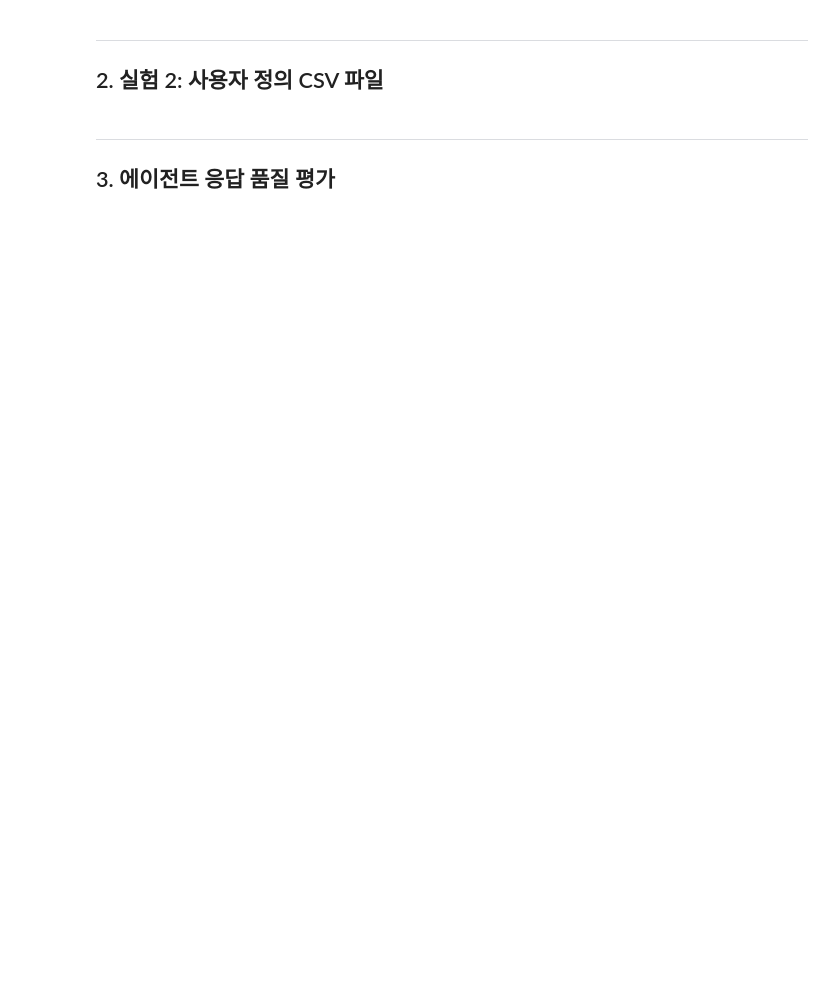
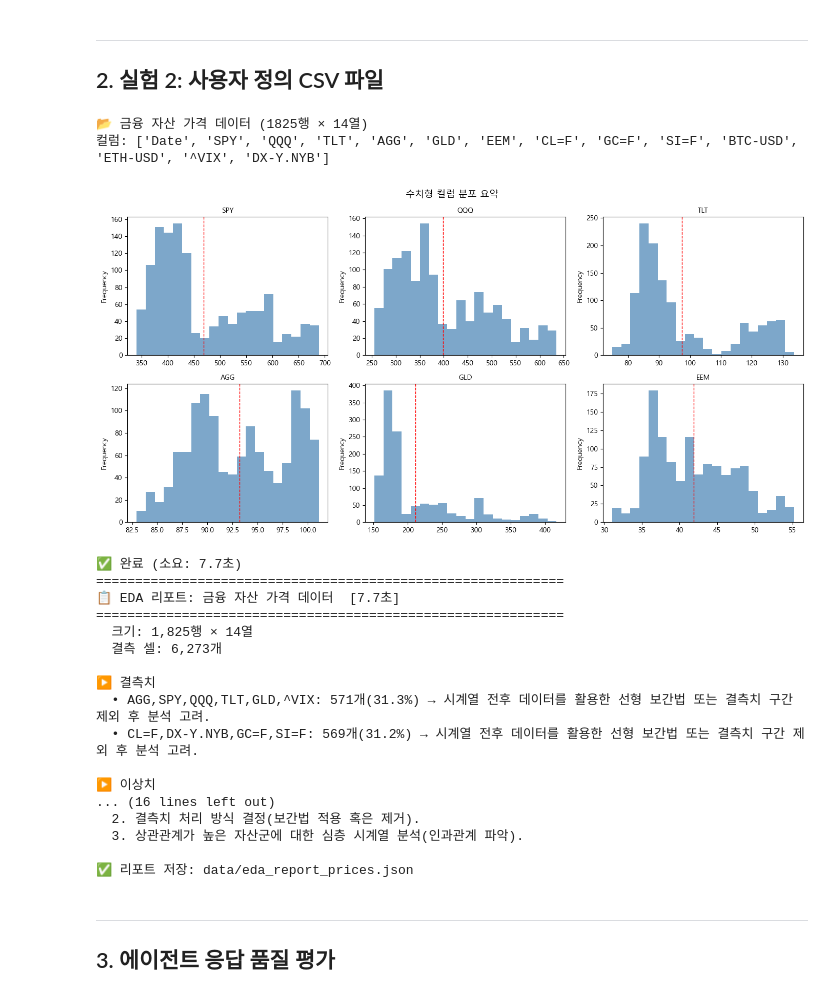
Before and after one commit to gorhkdwj/DA_Portfolio, a Jupyter notebook: 07_AI_Study/02_DA_Agent/05_종합_실험.ipynb, the cells around one changed output. Saved outputs shown, nothing was run; the diff lists cells and outputs as text; code cells hidden in the pictures; blank space fills up the shorter version.

```diff
--- a/07_AI_Study/02_DA_Agent/05_종합_실험.ipynb
+++ b/07_AI_Study/02_DA_Agent/05_종합_실험.ipynb
@@ -257,24 +302,60 @@ print_report(report1, t1)
 # %% [markdown]
 ---
 ## 2. 실험 2: 사용자 정의 CSV 파일
-# %%
-# ──────────────────────────────────────────────
-# 원하는 CSV 경로로 변경하여 실험하십시오
-# ──────────────────────────────────────────────
-CUSTOM_CSV = r"..\..\01_Daily_Project\PJ05_ETF_Portfolio\data\etf_data.csv"  # 경로 수정
-CUSTOM_NAME = "ETF 포트폴리오 데이터"
-
-if os.path.exists(CUSTOM_CSV):
-    report2, t2 = await run_full_pipeline(CUSTOM_CSV, CUSTOM_NAME)
-    print_report(report2, t2)
-
-    # JSON 저장
-    with open("data/eda_report_custom.json", 'w', encoding='utf-8') as f:
-        json.dump(report2.model_dump(), f, ensure_ascii=False, indent=2)
-    print("\n✅ 리포트 저장: data/eda_report_custom.json")
-else:
-    print(f"⚠️ 파일을 찾을 수 없습니다: {CUSTOM_CSV}")
-    print("CUSTOM_CSV 경로를 실제 파일 경로로 수정하십시오.")
+# %%
+CUSTOM_CSV = "data/prices.csv"   # ← 여기만 바꾸면 됨
+CUSTOM_NAME = "금융 자산 가격 데이터"  # ← 여기만 바꾸면 됨
+
+if os.path.exists(CUSTOM_CSV):
+    if CUSTOM_CSV.endswith('.json'):
+        df_custom = pd.read_json(CUSTOM_CSV)
+    else:
+        df_custom = pd.read_csv(CUSTOM_CSV)
+
+    print(f"📂 {CUSTOM_NAME} ({df_custom.shape[0]}행 × {df_custom.shape[1]}열)")
+    print(f"컬럼: {df_custom.columns.tolist()}")
+
+    deps2 = DataDeps(df=df_custom, dataset_name=CUSTOM_NAME)
+    agent2 = build_eda_agent()
+
+    start = time.time()
+    result2 = await agent2.run(
+        f"'{CUSTOM_NAME}' 데이터에 대해 완전한 EDA 리포트를 생성해주세요.",
+        deps=deps2
+    )
+    t2 = time.time() - start
+    report2 = result2.output
+
+    print(f"✅ 완료 (소요: {t2:.1f}초)")
+    print_report(report2, t2)
+
+    report_filename = f"data/eda_report_{os.path.splitext(os.path.basename(CUSTOM_CSV))[0]}.json"
+    with open(report_filename, 'w', encoding='utf-8') as f:
+        json.dump(report2.model_dump(), f, ensure_ascii=False, indent=2)
+    print(f"\n✅ 리포트 저장: {report_filename}")
+else:
+    print(f"⚠️ 파일을 찾을 수 없습니다: {CUSTOM_CSV}")
+# %% [output]
+📂 금융 자산 가격 데이터 (1825행 × 14열)
+컬럼: ['Date', 'SPY', 'QQQ', 'TLT', 'AGG', 'GLD', 'EEM', 'CL=F', 'GC=F', 'SI=F', 'BTC-USD', 'ETH-USD', '^VIX', 'DX-Y.NYB']
+[figure, added]
+✅ 완료 (소요: 7.7초)
+============================================================
+📋 EDA 리포트: 금융 자산 가격 데이터  [7.7초]
+============================================================
+  크기: 1,825행 × 14열
+  결측 셀: 6,273개
+
+▶ 결측치
+  • AGG,SPY,QQQ,TLT,GLD,^VIX: 571개(31.3%) → 시계열 전후 데이터를 활용한 선형 보간법 또는 결측치 구간 제외 후 분석 고려.
+  • CL=F,DX-Y.NYB,GC=F,SI=F: 569개(31.2%) → 시계열 전후 데이터를 활용한 선형 보간법 또는 결측치 구간 제외 후 분석 고려.
+
+▶ 이상치
+... (16 lines left out)
+  2. 결측치 처리 방식 결정(보간법 적용 혹은 제거).
+  3. 상관관계가 높은 자산군에 대한 심층 시계열 분석(인과관계 파악).
+
+✅ 리포트 저장: data/eda_report_prices.json
 # %% [markdown]
 ---
 ## 3. 에이전트 응답 품질 평가
```
Also changed, not shown: parts of 9 cells of this notebook, 8 other files.
